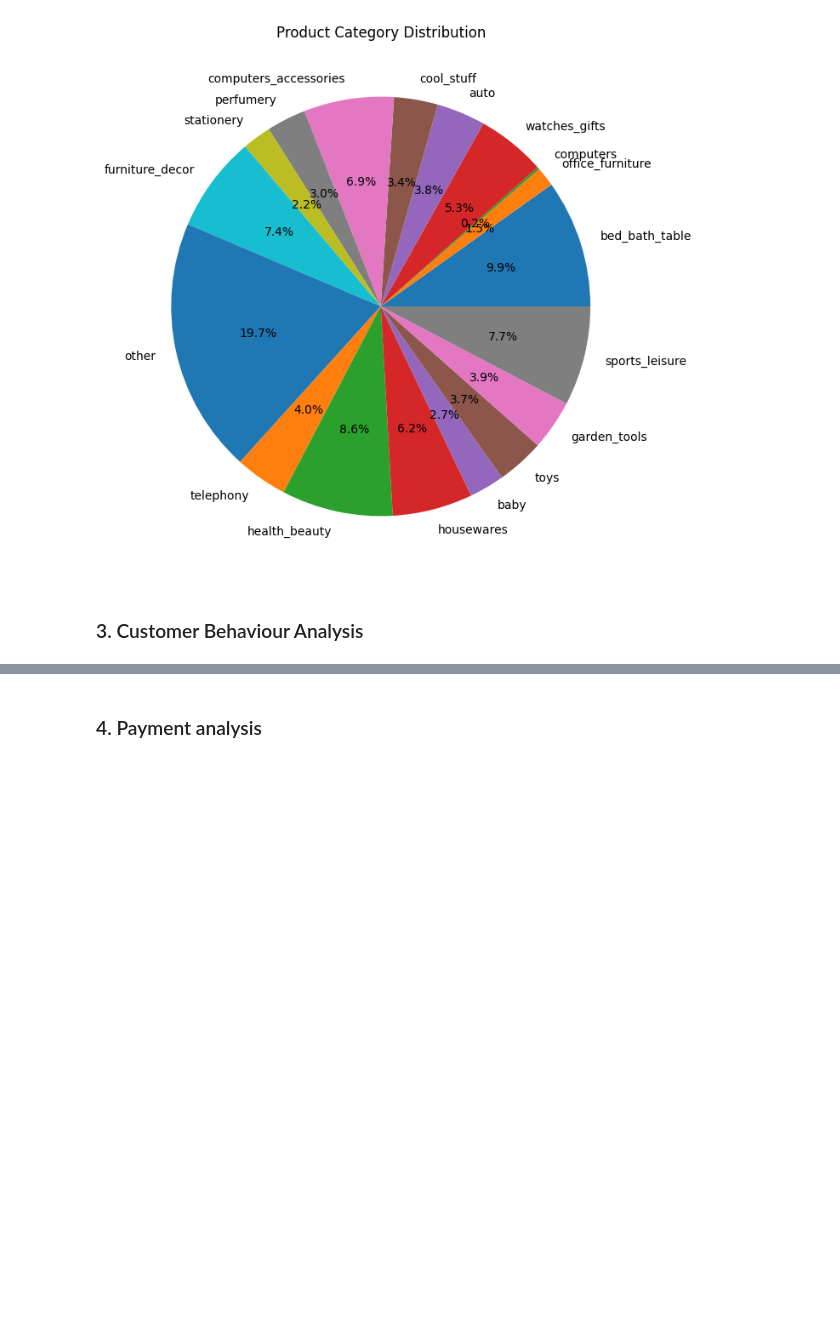
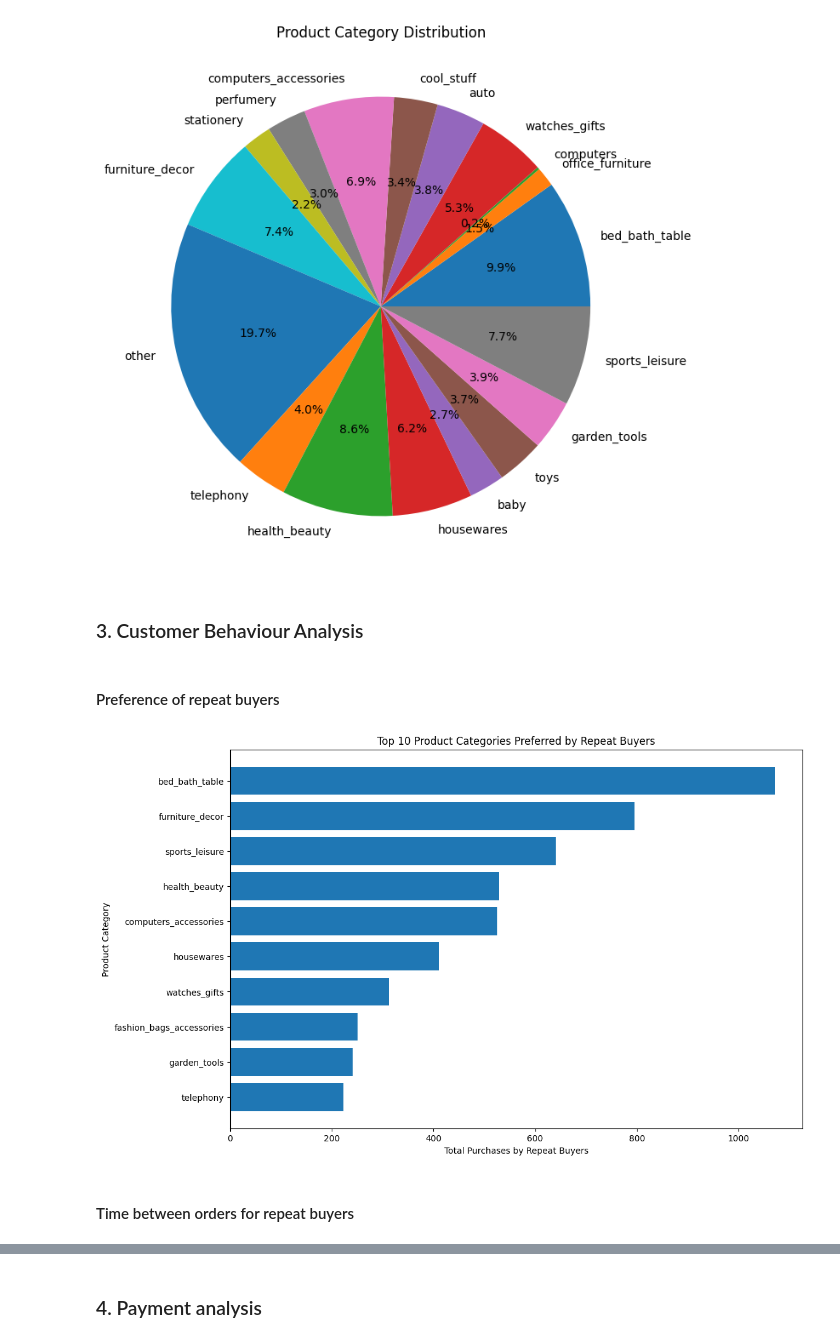
Before and after one commit to FutureYY/309Project, a Jupyter notebook: eda.ipynb, the cells around one changed output, grey strips where cells are left out. Saved outputs shown, nothing was run; the diff lists cells and outputs as text; code cells hidden in the pictures; blank space fills up the shorter version.

Commit message:
Enhanced EDA with visualisations

```diff
--- a/eda.ipynb
+++ b/eda.ipynb
@@ -126,0 +123,2 @@ plt.show()
+# %% [markdown]
+#### Preference of repeat buyers
@@ -126,0 +159,44 @@ plt.show()
+# %%
+from pyspark.sql.functions import col
+
+repeat_category_counts = repeat_items.groupBy("customer_id", "product_category_name") \
+    .agg(count("order_id").alias("num_purchases")) \
+    .orderBy("customer_id", "num_purchases", ascending=False)
+
+category_popularity = repeat_category_counts.groupBy("product_category_name") \
+    .agg({"num_purchases": "sum"}) \
+    .withColumnRenamed("sum(num_purchases)", "total_purchases") \
+    .orderBy("total_purchases", ascending=False)
+
+category_popularity_pd = category_popularity.toPandas()
+
+# Join to get English category names
+category_with_english = category_popularity.join(
+    df_product_category.select("product_category_name", "product_category_name_english"),
+    on="product_category_name",
+    how="left"
+)
+
+# Select needed columns and drop null English names if any
+category_with_english = category_with_english.filter(col("product_category_name_english").isNotNull())
+
+# Order by total purchases and take top 10
+top_10_categories = category_with_english.orderBy(col("total_purchases").desc()).limit(10)
+
+# Convert to Pandas for plotting
+top_10_pd = top_10_categories.toPandas()
+
+# Plotting
+import matplotlib.pyplot as plt
+
+plt.figure(figsize=(12, 8))
+plt.barh(top_10_pd['product_category_name_english'], top_10_pd['total_purchases'])
+plt.xlabel("Total Purchases by Repeat Buyers")
+plt.ylabel("Product Category")
+plt.title("Top 10 Product Categories Preferred by Repeat Buyers")
+plt.gca().invert_yaxis()  # Highest on top
+plt.show()
+# %% [output]
+[figure, added]
+# %% [markdown]
+#### Time between orders for repeat buyers
```
Also changed, not shown: parts of 40 cells of this notebook.
